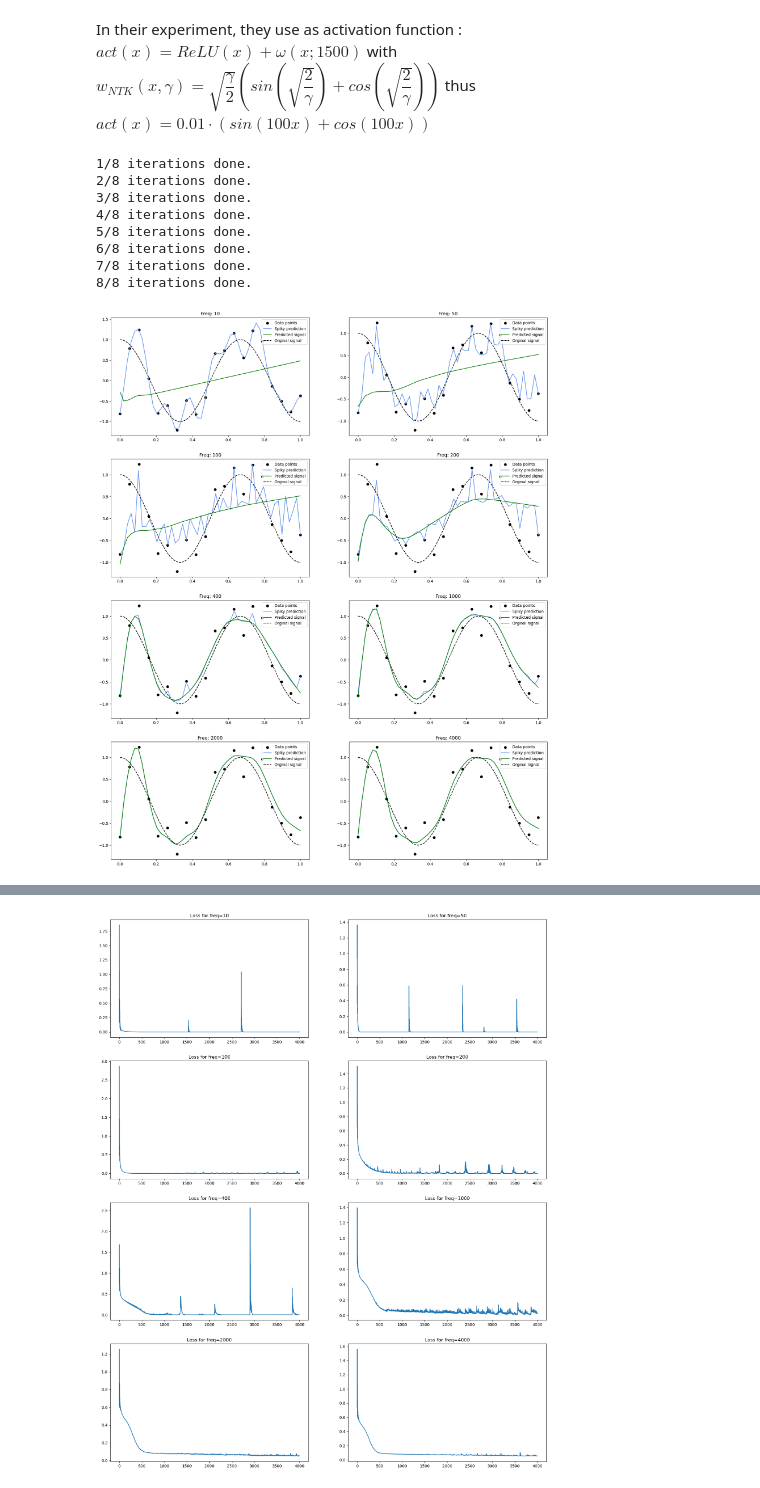
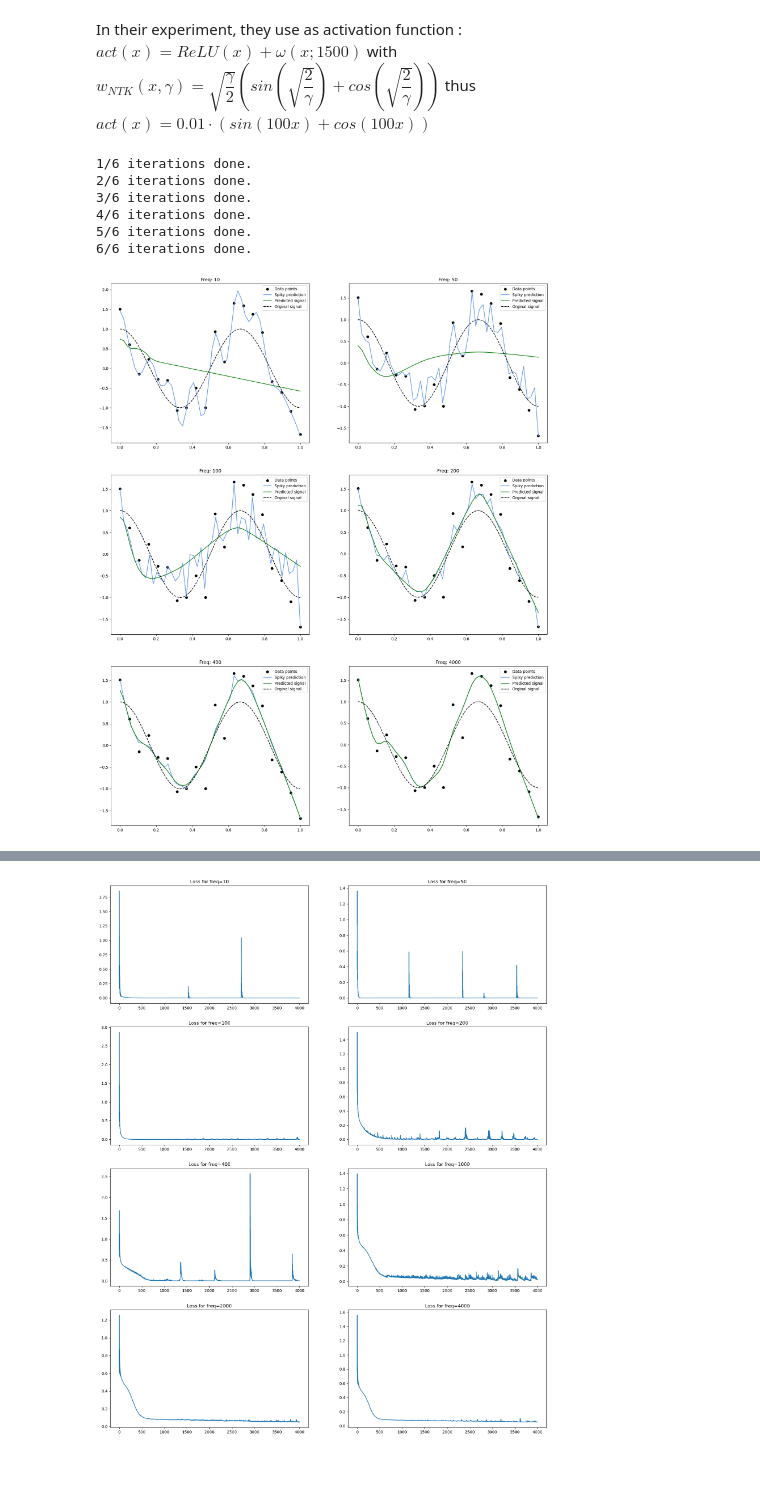
Before and after one commit to MehdiEK/MindTheSpikesTDL, a Jupyter notebook: main.ipynb, the cells around one changed output, grey strips where cells are left out. Cells and saved outputs as stored; diff of their text form; code cells hidden in the pictures.

```diff
--- a/main.ipynb
+++ b/main.ipynb
@@ -182,8 +182,9 @@ noise_scale = np.sqrt(0.25)  # noise of data
 n_test_points = 50  # nb of test data points
 
 # parameters of models & training
-hidden_size = 10000  # size of hidden layer of spiky model
-freq = [10, 50, 100, 200, 400, 1000, 2000, 4000]  # freq of spiky-smooth actvation function
+hidden_size = 20000  # size of hidden layer of spiky model
+# freq = [10, 50, 100, 200, 400, 1000, 2000, 4000]  # freq of spiky-smooth actvation function
+freq = [10, 50, 100, 200, 400, 4000]
 num_epochs = 4000
 # %%
 # define testing points
@@ -224,36 +225,34 @@ for f in freq:
     i += 1
     print(f"{i}/{len(freq)} iterations done.")
 # %% [output]
-1/8 iterations done.
-2/8 iterations done.
-3/8 iterations done.
-4/8 iterations done.
-5/8 iterations done.
-6/8 iterations done.
-7/8 iterations done.
-8/8 iterations done.
+1/6 iterations done.
+2/6 iterations done.
+3/6 iterations done.
+4/6 iterations done.
+5/6 iterations done.
+6/6 iterations done.
 # %%
 # construct theoretical signal
 x_ = np.linspace(0, 1., 100)
 y_ = np.cos(x_ * 2 * omega * np.pi)
 
 x = testing_points.reshape(len(testing_points))
 
-fig, ax = plt.subplots(4, 2, figsize=(20, 25))
+fig, ax = plt.subplots(3, 2, figsize=(20, 25))
 
-axis_ = [(i, j) for i in range(4) for j in range(2)]
+axis_ = [(i, j) for i in range(3) for j in range(2)]
 
 for index, ax_index in enumerate(axis_):
 
     ax[ax_index].scatter(X, y, color="black", label="Data points")
     ax[ax_index].plot(x, raw_pred[index], color="cornflowerblue", label="Spiky prediction")
     ax[ax_index].plot(x, signal_pred[index], color="green", label="Predicted signal")
     ax[ax_index].plot(x_, y_, color="black", linestyle="--", label="Orginal signal")
     ax[ax_index].set_title(f"Freq: {freq[index]}")
 
     ax[ax_index].legend()
 # %% [output]
-[figure, old version]
+[figure, new version]
 # %% [markdown]
 Nous traçons le signal vérité terrain en pointillés, les points d'entraînement ainsi que le spiky prediction et le signal prédit. Le spiky prediction est obtenu en prenant la sortie directe du modèle, c'est à dire $ReLU+\omega$. Le signal prédit est obtenu en enlevant $\omega$ et ne gardant que la composante $ReLU$
 
```
Also changed, not shown: parts of 1 cell of this notebook, 1 other file.
